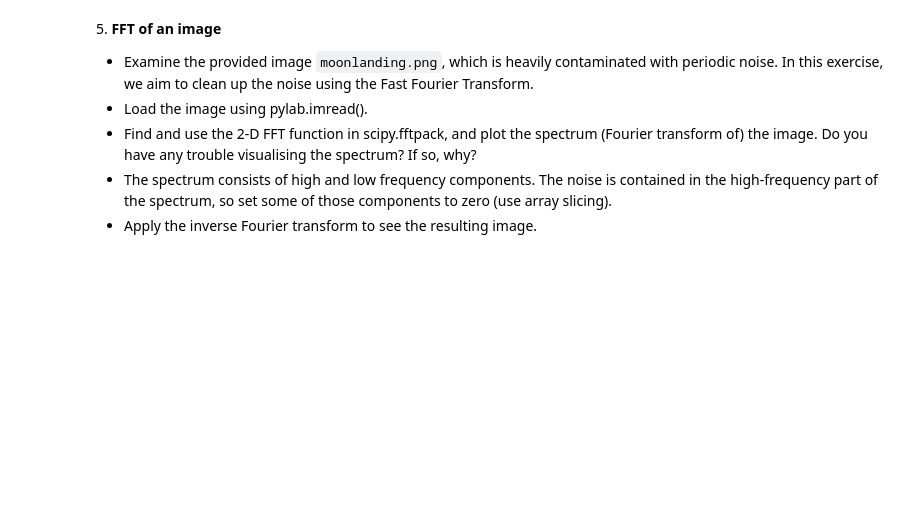
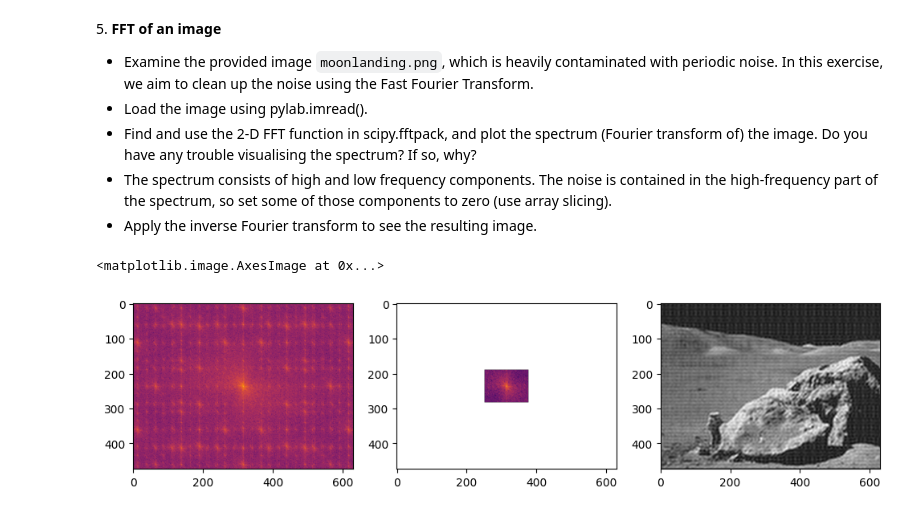
Before and after one commit to DanieleGhezzi25/LaboratoryOfComputationalPhysics_Y8, a Jupyter notebook: 09ex_Algorithms.ipynb, the cells around one changed output. Cells and saved outputs as stored; diff of their text form; code cells hidden in the pictures; blank space fills up the shorter version.

```diff
--- a/09ex_Algorithms.ipynb
+++ b/09ex_Algorithms.ipynb
@@ -210,3 +242,40 @@ plt.plot()
 * Find and use the 2-D FFT function in scipy.fftpack, and plot the spectrum (Fourier transform of) the image. Do you have any trouble visualising the spectrum? If so, why?
 * The spectrum consists of high and low frequency components. The noise is contained in the high-frequency part of the spectrum, so set some of those components to zero (use array slicing).
 * Apply the inverse Fourier transform to see the resulting image.
+# %%
+import numpy as np
+import matplotlib.pyplot as plt
+import scipy.fft as fft
+from matplotlib.colors import LogNorm
+
+img = plt.imread('moonlanding.png')
+
+fig, ax = plt.subplots(1,3,figsize=(12,6))
+
+fft_img = fft.fft2(img)
+fft_img_shifted = fft.fftshift(fft_img)
+fft_img_abs = abs(fft_img_shifted)
+ax[0].imshow(fft_img_abs, norm=LogNorm(), cmap='inferno')
+
+
+# cleaning high frequency
+cx = int(img.shape[1]/2)
+cy = int(img.shape[0]/2)
+
+keeped_x = int(0.1*img.shape[1])
+keeped_y = int(0.1*img.shape[0])
+
+fft_img_shifted[:, :cx-keeped_x] = 0
+fft_img_shifted[:, cx+keeped_x:] = 0
+fft_img_shifted[cy+keeped_y:, :] = 0
+fft_img_shifted[:cy-keeped_y, :] = 0
+
+ax[1].imshow(abs(fft_img_shifted), norm=LogNorm(), cmap='inferno')
+
+fft_img_cleaned = fft.ifftshift(fft_img_shifted)
+img_cleaned = fft.ifft2(fft_img_cleaned)
+
+ax[2].imshow(abs(img_cleaned), cmap='gray')
+# %% [output]
+<matplotlib.image.AxesImage at 0x...>
+[figure, added]
```
Also changed, not shown: parts of 3 cells of this notebook, 4 other files.
